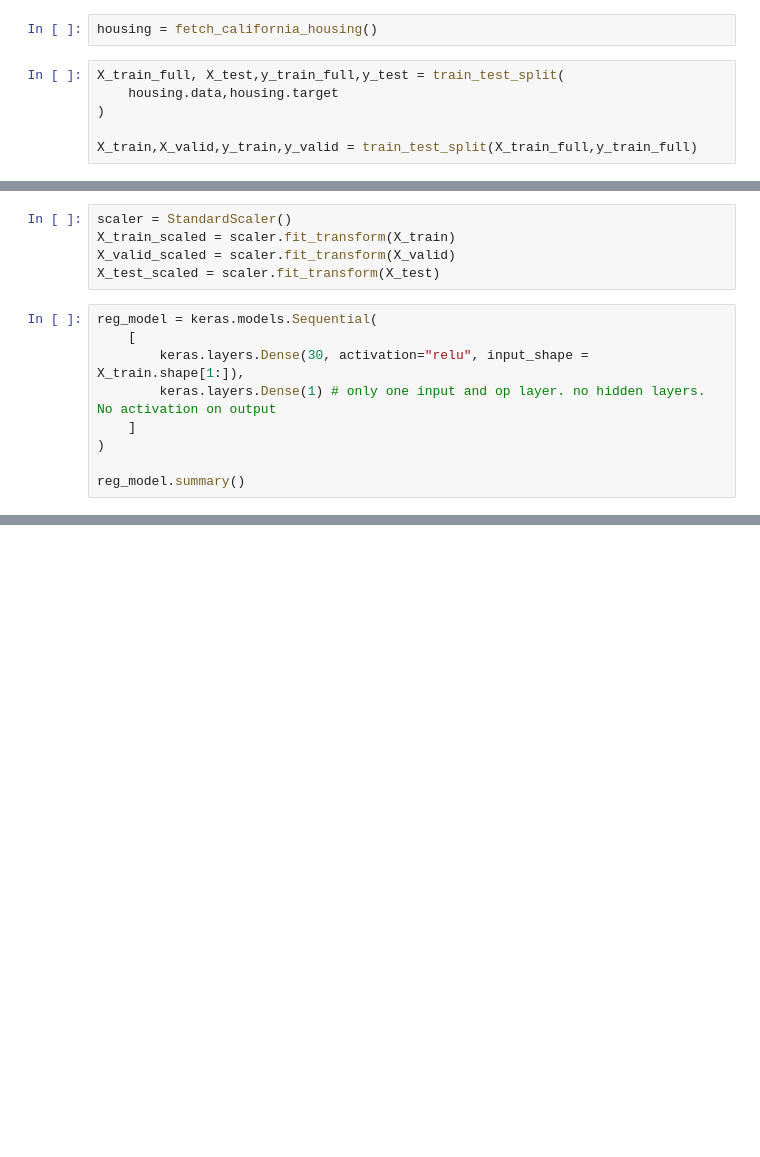
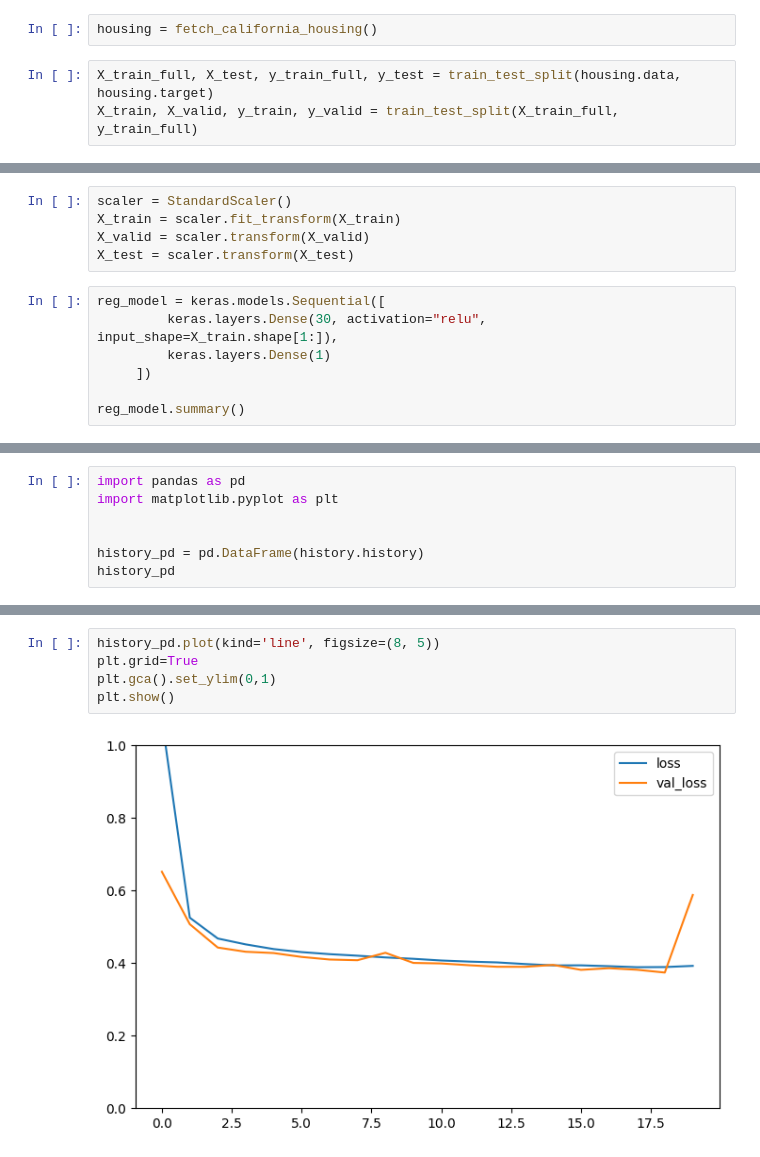
Before and after one commit to beercafeguy/PyMLLab, a Jupyter notebook: DL_Day1.ipynb, the cells around one changed output, grey strips where cells are left out. Saved outputs shown, nothing was run; the diff lists cells and outputs as text; blank space fills up the shorter version.

```diff
--- a/DL_Day1.ipynb
+++ b/DL_Day1.ipynb
@@ -296,9 +296,6 @@ from sklearn.preprocessing import StandardScaler
 # %%
 housing = fetch_california_housing()
 # %%
-X_train_full, X_test,y_train_full,y_test = train_test_split(
-    housing.data,housing.target
-)
-
-X_train,X_valid,y_train,y_valid = train_test_split(X_train_full,y_train_full)
+X_train_full, X_test, y_train_full, y_test = train_test_split(housing.data, housing.target)
+X_train, X_valid, y_train, y_valid = train_test_split(X_train_full, y_train_full)
 # %%
@@ -320,15 +323,13 @@ array([[   1.1576    ,   44.        ,    3.27962085, ...,    1.88625592,
 # %%
 scaler = StandardScaler()
-X_train_scaled = scaler.fit_transform(X_train)
-X_valid_scaled = scaler.fit_transform(X_valid)
-X_test_scaled = scaler.fit_transform(X_test)
+X_train = scaler.fit_transform(X_train)
+X_valid = scaler.transform(X_valid)
+X_test = scaler.transform(X_test)
 # %%
-reg_model = keras.models.Sequential(
-    [
-        keras.layers.Dense(30, activation="relu", input_shape = X_train.shape[1:]),
-        keras.layers.Dense(1) # only one input and op layer. no hidden layers. No activation on output
-    ]
-)
+reg_model = keras.models.Sequential([
+         keras.layers.Dense(30, activation="relu", input_shape=X_train.shape[1:]),
+         keras.layers.Dense(1)
+     ])
 
 reg_model.summary()
 # %% [output]
@@ -369,0 +384,7 @@ Epoch 20/20
+# %%
+import pandas as pd
+import matplotlib.pyplot as plt
+
+
+history_pd = pd.DataFrame(history.history)
+history_pd
@@ -369,0 +409,7 @@ Epoch 20/20
+# %%
+history_pd.plot(kind='line', figsize=(8, 5))
+plt.grid=True
+plt.gca().set_ylim(0,1)
+plt.show()
+# %% [output]
+[figure, added]
```
Also changed, not shown: parts of 8 cells of this notebook.
